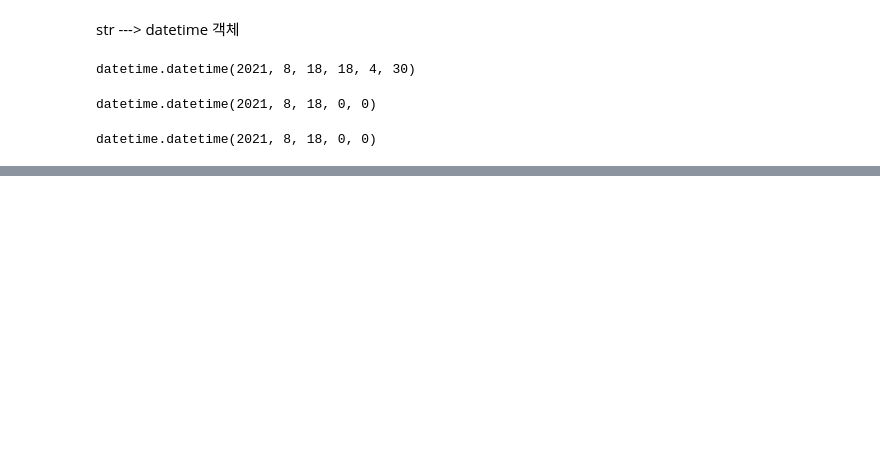
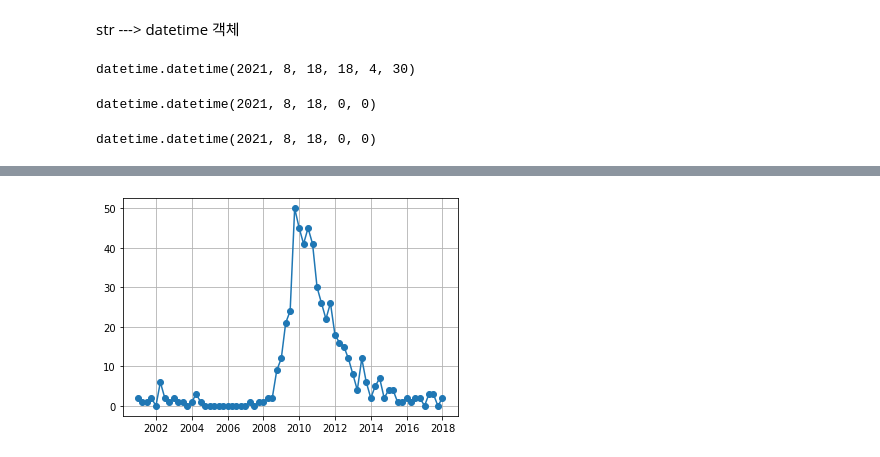
Before and after one commit to bomnism/DA, a Jupyter notebook: da16_datetime.ipynb, the cells around one changed output, grey strips where cells are left out. Saved outputs shown, nothing was run; the diff lists cells and outputs as text; code cells hidden in the pictures; blank space fills up the shorter version.

```diff
--- a/da16_datetime.ipynb
+++ b/da16_datetime.ipynb
@@ -110,0 +627,4 @@ datetime.datetime(2021, 8, 18, 0, 0)
+# %%
+# 분기별 파산한 은행 숫자
+by_quarter = banks.resample(rule='Q').size()
+by_quarter
@@ -110,0 +645,6 @@ datetime.datetime(2021, 8, 18, 0, 0)
+# %%
+plt.plot(by_quarter, marker = 'o')
+plt.grid()
+plt.show()
+# %% [output]
+[figure, added]
```
Also changed, not shown: parts of 116 cells of this notebook.
